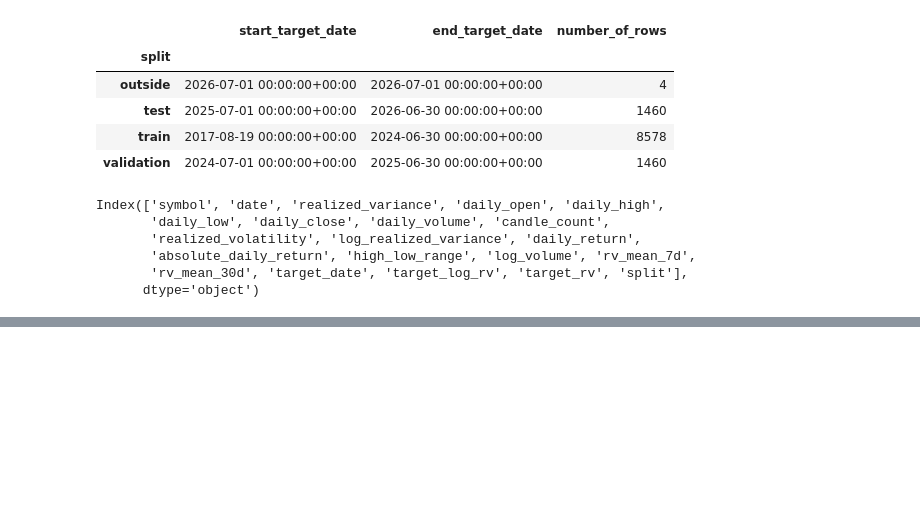
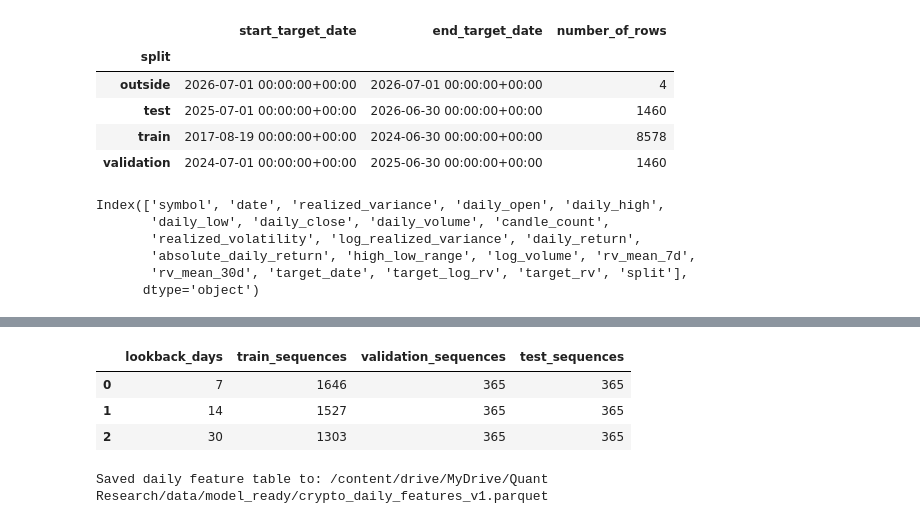
Before and after one commit to Ashu-42/quant_research_crypto_volatility_forecasting, a Jupyter notebook: notebooks/02_data_processing.ipynb, the cells around one changed output, grey strips where cells are left out. Drawn from its saved outputs; the diff is of its cells as text; code cells hidden in the pictures; blank space fills up the shorter version.

Commit message:
updated the data processing notebook to incorporate multiple days lookback

```diff
--- a/notebooks/02_data_processing.ipynb
+++ b/notebooks/02_data_processing.ipynb
@@ -770,0 +700,8 @@ print(sequence_metadata.shape)
+# %%
+LOOKBACK_OPTIONS = [7, 14, 30]
+
+btc_df = daily_df.loc[
+    daily_df["symbol"] == "BTCUSDT"
+].copy()
+
+print("BTC daily rows:", btc_df.shape)
@@ -770,0 +872,63 @@ print(sequence_metadata.shape)
+# %%
+sequence_count_rows = []
+
+for lookback_days, dataset in (
+    lookback_datasets.items()
+):
+    sequence_count_rows.append({
+        "lookback_days": lookback_days,
+        "train_sequences": (
+            dataset["X_train_scaled"].shape[0]
+        ),
+        "validation_sequences": (
+            dataset["X_val_scaled"].shape[0]
+        ),
+        "test_sequences": (
+            dataset["X_test_scaled"].shape[0]
+        ),
+    })
+
+sequence_count_df = pd.DataFrame(
+    sequence_count_rows
+)
+
+sequence_count_df = (
+    pd.DataFrame(sequence_count_rows)
+    .sort_values("lookback_days")
+    .reset_index(drop=True)
+)
+
+display(sequence_count_df)
+# %% [output]
+|  | lookback_days | train_sequences | validation_sequences | test_sequences |
+| 0 | 7 | 1646 | 365 | 365 |
+| 1 | 14 | 1527 | 365 | 365 |
+| 2 | 30 | 1303 | 365 | 365 |
+# %%
+model_data_root = (
+    shared_project_dir
+    / "data"
+    / "model_ready"
+)
+
+model_data_root.mkdir(
+    parents=True,
+    exist_ok=True
+)
+
+daily_data_path = (
+    model_data_root
+    / "crypto_daily_features_v1.parquet"
+)
+
+daily_df.to_parquet(
+    daily_data_path,
+    index=False
+)
+
+print(
+    "Saved daily feature table to:",
+    daily_data_path
+)
+# %% [output]
+Saved daily feature table to: /content/drive/MyDrive/Quant Research/data/model_ready/crypto_daily_features_v1.parquet
```
Also changed, not shown: parts of 32 cells of this notebook.
